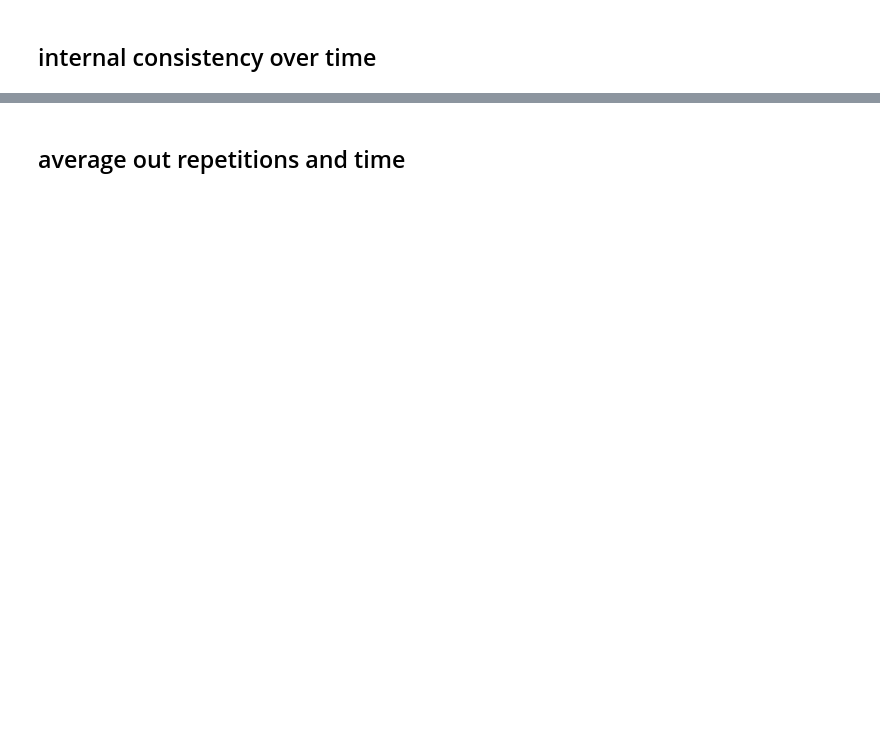
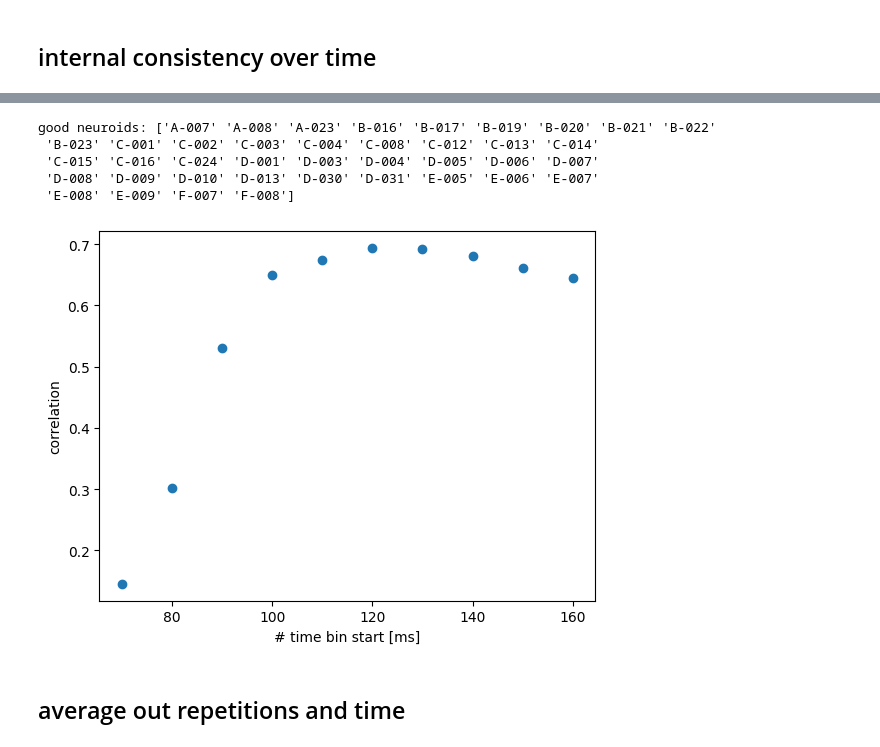
Before and after one commit to dicarlolab/pipeline_analysis, a Jupyter notebook: pico_muri.ipynb, the cells around one changed output, grey strips where cells are left out. Drawn from its saved outputs; the diff is of its cells as text; code cells hidden in the pictures; blank space fills up the shorter version.

```diff
--- a/pico_muri.ipynb
+++ b/pico_muri.ipynb
@@ -100,3 +83,21 @@ fig.show()
+# %%
+# filter assembly
+good_neuroids = consistencies['neuroid_id'][consistencies['correlation'] >= 0.7]
+good_neuroids = good_neuroids.values
+print(f"good neuroids ({len(good_neuroids)}: {good_neuroids}")
+filtered_assembly = raw_assembly[{'neuroid': [neuroid_id in good_neuroids
+                                              for neuroid_id in raw_assembly['neuroid_id'].values]}]
+
+# plot consistency over time
+fig = plot_internal_consistency_over_time(filtered_assembly)
+fig.show()
+# %% [output]
+good neuroids: ['A-007' 'A-008' 'A-023' 'B-016' 'B-017' 'B-019' 'B-020' 'B-021' 'B-022'
+ 'B-023' 'C-001' 'C-002' 'C-003' 'C-004' 'C-008' 'C-012' 'C-013' 'C-014'
+ 'C-015' 'C-016' 'C-024' 'D-001' 'D-003' 'D-004' 'D-005' 'D-006' 'D-007'
+ 'D-008' 'D-009' 'D-010' 'D-013' 'D-030' 'D-031' 'E-005' 'E-006' 'E-007'
+ 'E-008' 'E-009' 'F-007' 'F-008']
+[figure, added]
 # %% [markdown]
 ## average out repetitions and time
 # %%
```
Also changed, not shown: parts of 8 cells of this notebook, 2 other files.
